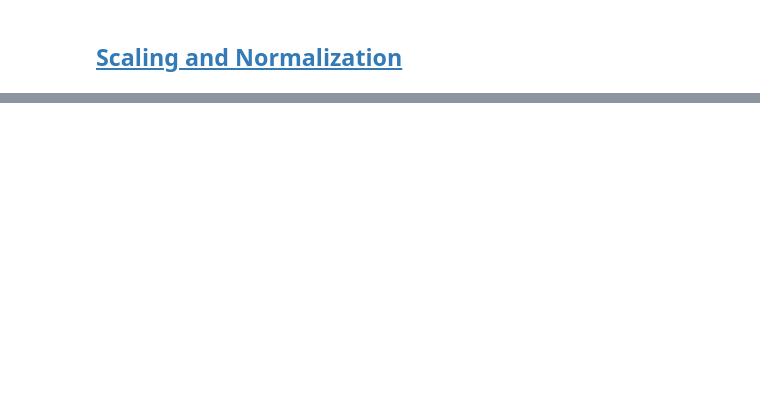
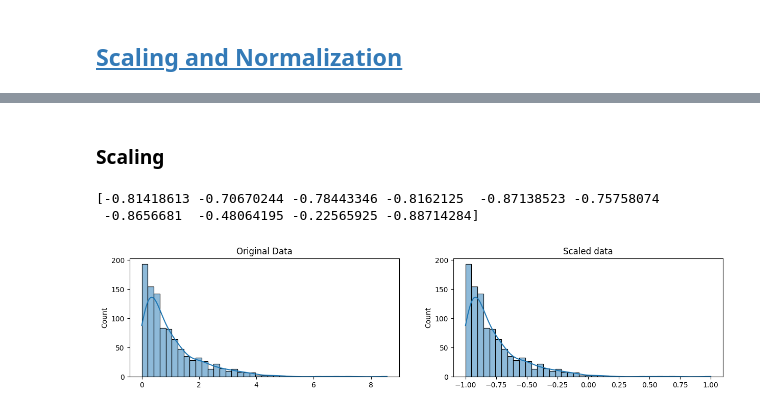
Before and after one commit to andersonliu/learn_ai, a Jupyter notebook: notebooks/data_clean/data_clean.ipynb, the cells around one changed output, grey strips where cells are left out. Drawn from its saved outputs; the diff is of its cells as text; code cells hidden in the pictures; blank space fills up the shorter version.

Commit message:
data_clean

```diff
--- a/notebooks/data_clean/data_clean.ipynb
+++ b/notebooks/data_clean/data_clean.ipynb
@@ -144,0 +162,26 @@ subset_nfl_data.fillna(method='bfill', axis=0).fillna(0)
+# %% [markdown]
+### Scaling
+# %%
+# generate 1000 data points randomly drawn from an exponential distribution
+original_data = np.random.exponential(size=1000)
+
+# mix-max scale the data between 0 and 1
+scaled_data = minmax_scale(
+    original_data,
+    feature_range=(-1, 1),  # set data range (min, max)
+    axis=0,                 # scale each column independently
+)
+
+print(scaled_data[:10])
+
+# plot both together to compare
+fig, ax = plt.subplots(1, 2, figsize=(15, 3))
+sns.histplot(original_data, ax=ax[0], kde=True, legend=False)
+ax[0].set_title("Original Data")
+sns.histplot(scaled_data, ax=ax[1], kde=True, legend=False)
+ax[1].set_title("Scaled data")
+plt.show()
+# %% [output]
+[-0.81418613 -0.70670244 -0.78443346 -0.8162125  -0.87138523 -0.75758074
+ -0.8656681  -0.48064195 -0.22565925 -0.88714284]
+[figure, added]
```
Also changed, not shown: parts of 42 cells of this notebook, 4 other files.
